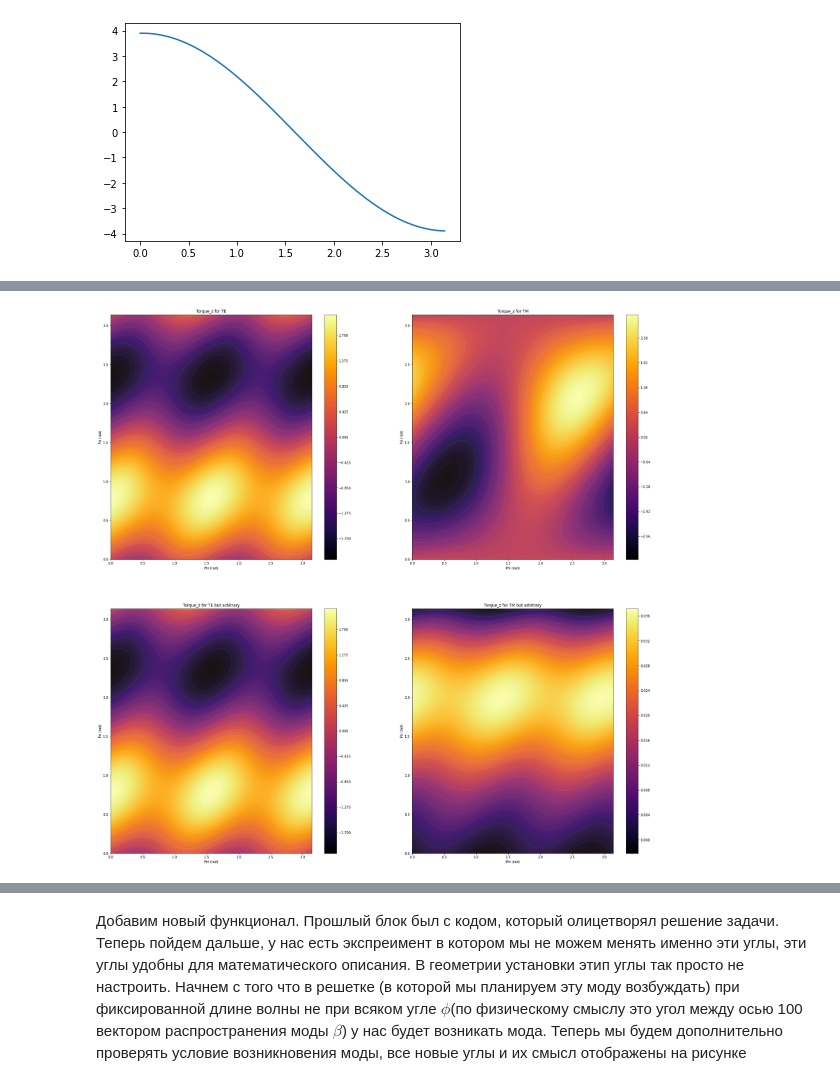
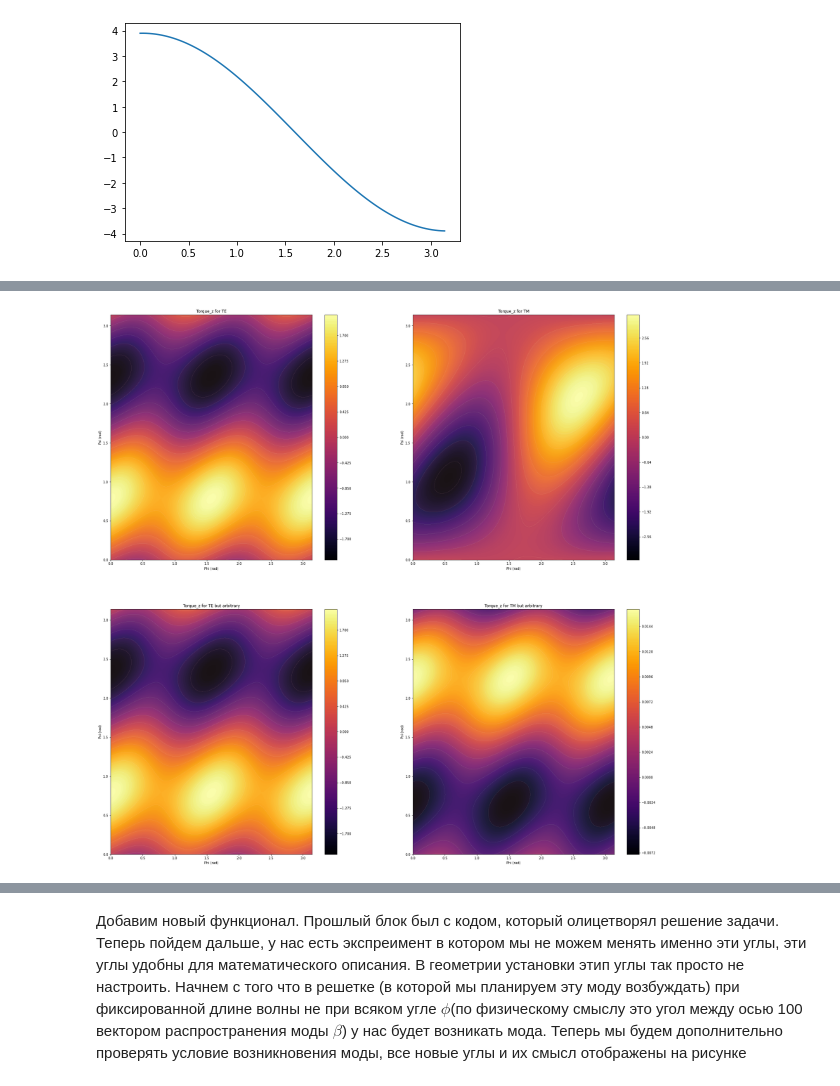
Before and after one commit to Semyonov-as/Python_Modelling, a Jupyter notebook: Waveguide_ICME.ipynb, the cells around one changed output, grey strips where cells are left out. Cells and saved outputs as stored; diff of their text form; code cells hidden in the pictures.

```diff
--- a/Waveguide_ICME.ipynb
+++ b/Waveguide_ICME.ipynb
@@ -212,3 +212,27 @@ plt.plot(phi, torque_z)
 # %% [output]
 [<matplotlib.lines.Line2D at 0x...>]
 [figure]
+# %%
+lam = 1
+beta_TM = sol_mode_eq(lam, mode='TM')
+beta_TE = sol_mode_eq(lam, mode='TE')
+Z  = np.arange(0, width, width/100)
+
+E_TM = get_E_field_TM(beta_TM, lam, Z)
+max_E = np.max(np.sqrt(np.abs(np.imag(E_TM[0])**2 + np.real(E_TM[1])**2)))
+E_TM = (E_TM[0]/max_E, E_TM[1]/max_E)
+
+E_TE = get_E_field_TE(beta_TE, lam, Z)
+E_TE = E_TE/np.max(np.abs(E_TE))
+
+plt.plot(Z, E_TE, label = 'Ey TE')
+plt.plot(Z, np.imag(E_TM[0]), label = 'Ex TM (imag)')
+plt.plot(Z, E_TM[1], label = 'Ez TM')
+plt.legend()
+plt.grid()
+plt.show()
+
+H_TM_p = np.mean(ICME_TM(E_TM, phi, M), axis=1)
+H_TM_p_arb = np.mean(ICME_arbirtary_E((E_TM[0], 0, E_TM[1]), phi, M), axis=1)
+
+H_TM_p, H_TM_p_arb, H_TM_p_arb-H_TM_p
@@ -215,5 +244,5 @@ plt.plot(phi, torque_z)
 # %%
-#mode
+#compariosn of formulas
 
 PSI = np.linspace(0, np.pi, 100)
 PHI = np.linspace(0, np.pi, 100)
@@ -221,20 +250,20 @@ TorqueZ_TM = np.zeros((100, 100))
 TorqueZ_TE = np.zeros((100, 100))
 TorqueX_TM = np.zeros((100, 100))
 TorqueX_TE = np.zeros((100, 100))
-TorqueY_TM = np.zeros((100, 100))
-TorqueY_TE = np.zeros((100, 100))
 
 lam = 1
 beta_TM = sol_mode_eq(lam, mode='TM')
 beta_TE = sol_mode_eq(lam, mode='TE')
 Z  = np.arange(0, width, width/100)
 
+
+
 for i, psi in enumerate(PSI):
     for j, phi in enumerate(PHI):
         H_ext = 1
         m1 = H_ext*np.cos(phi-psi)
         m2 = -H_ext*np.sin(phi-psi)
-        m3 = 0.5
+        m3 = 0.1
         M = (m1, m2, m3)
 
         E_TM = get_E_field_TM(beta_TM, lam, Z)
@@ -257,31 +286,31 @@ for i, psi in enumerate(PSI):
 fig, ax = plt.subplots(2, 2, figsize=(30, 30))
 cmap = plt.get_cmap(name='inferno')
 cmap2 = plt.get_cmap(name='Pastel1')
 PHI, PSI = np.meshgrid(PHI, PSI)
 
 #TE
 ax[0][0].set_title('Torque_z for TE')
 ax[1][0].set_title('Torque_z for TE but arbitrary')
 cf0 = ax[0][0].contourf(PHI, PSI, TorqueZ_TE, 200, cmap=cmap)
 ax[0][0].contourf(PHI, PSI, TorqueZ_TE, 14, cmap=cmap2, alpha=0.1)
 fig.colorbar(cf0, ax=ax[0][0])
 cf01 = ax[1][0].contourf(PHI, PSI, TorqueX_TE, 200, cmap=cmap)
 ax[1][0].contourf(PHI, PSI, TorqueX_TE, 14, cmap=cmap2, alpha=0.1)
 fig.colorbar(cf01, ax=ax[1][0])
 
 #TM
 ax[0][1].set_title('Torque_z for TM')
 ax[1][1].set_title('Torque_z for TM but arbitrary')
 cf1 = ax[0][1].contourf(PHI, PSI, TorqueZ_TM, 200, cmap=cmap)
 ax[0][1].contourf(PHI, PSI, TorqueZ_TM, 14, cmap=cmap2, alpha=0.1)
 fig.colorbar(cf1, ax=ax[0][1])
 cf11 = ax[1][1].contourf(PHI, PSI, TorqueX_TM, 200, cmap=cmap)
 ax[1][1].contourf(PHI, PSI, TorqueX_TM, 14, cmap=cmap2, alpha=0.1)
 fig.colorbar(cf11, ax=ax[1][1])
 
 for ax__ in ax:
     for ax_ in ax__:
         ax_.set_ylabel('Psi (rad)')
         ax_.set_xlabel('Phi (rad)')
 # %% [output]
-[figure, old version]
+[figure, new version]
```
Also changed, not shown: parts of 2 cells of this notebook.
